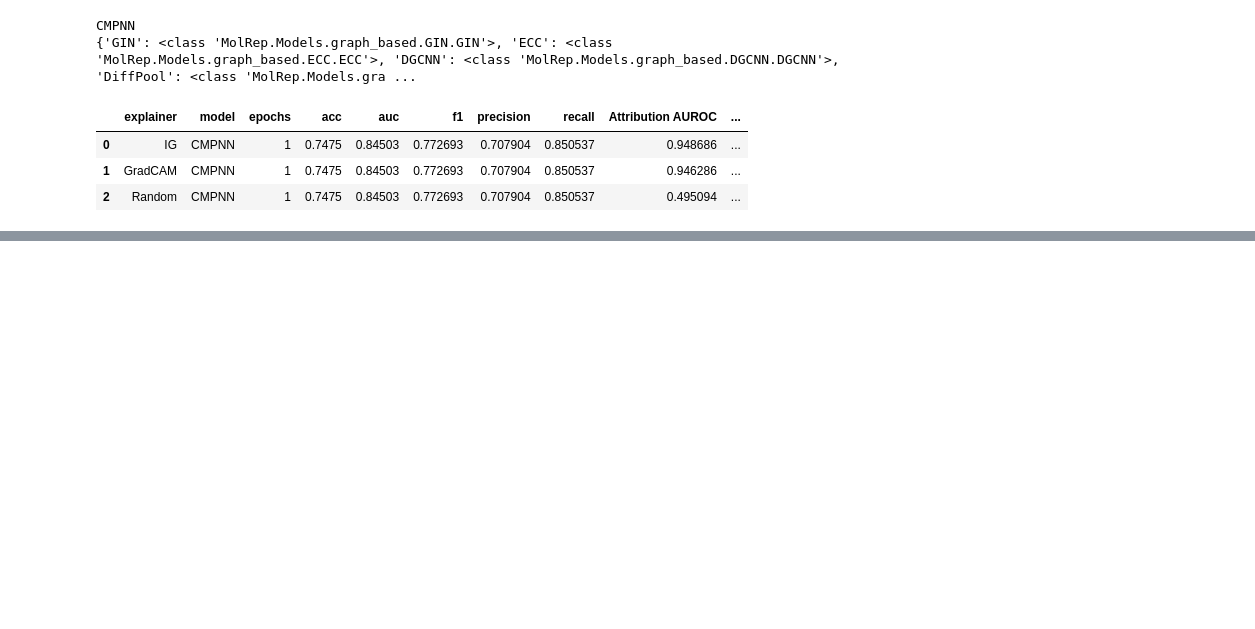
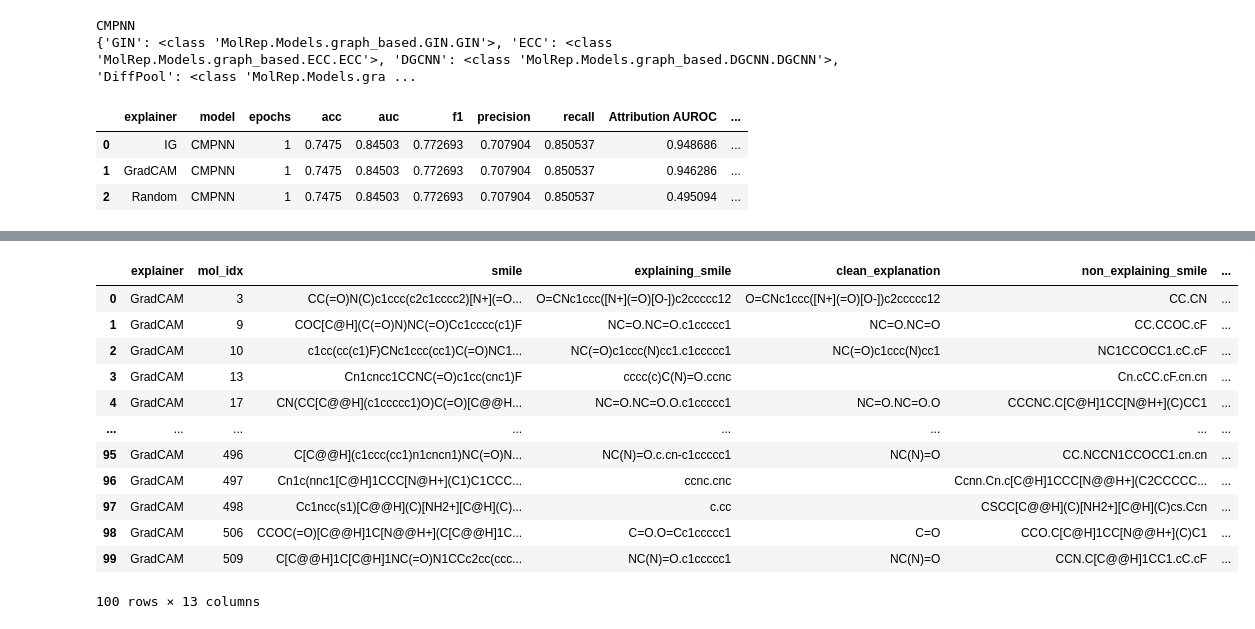
Before and after one commit to helipajari/mpp-comp-suff, a Jupyter notebook: Examples/Comprehensiveness_Sufficiency.ipynb, the cells around one changed output, grey strips where cells are left out. Saved outputs shown, nothing was run; the diff lists cells and outputs as text; code cells hidden in the pictures; blank space fills up the shorter version.

```diff
--- a/Examples/Comprehensiveness_Sufficiency.ipynb
+++ b/Examples/Comprehensiveness_Sufficiency.ipynb
@@ -521 +592,17 @@ def comp_and_suff_data(dataset, attr):
+# %%
+pd.DataFrame(c_and_s[1])
+# %% [output]
+|  | explainer | mol_idx | smile | explaining_smile | clean_explanation | non_explaining_smile | ... |
+| 0 | GradCAM | 3 | CC(=O)N(C)c1ccc(c2c1cccc2)[N+](=O... | O=CNc1ccc([N+](=O)[O-])c2ccccc12 | O=CNc1ccc([N+](=O)[O-])c2ccccc12 | CC.CN | ... |
+| 1 | GradCAM | 9 | COC[C@H](C(=O)N)NC(=O)Cc1cccc(c1)F | NC=O.NC=O.c1ccccc1 | NC=O.NC=O | CC.CCOC.cF | ... |
+| 2 | GradCAM | 10 | c1cc(cc(c1)F)CNc1ccc(cc1)C(=O)NC1... | NC(=O)c1ccc(N)cc1.c1ccccc1 | NC(=O)c1ccc(N)cc1 | NC1CCOCC1.cC.cF | ... |
+| 3 | GradCAM | 13 | Cn1cncc1CCNC(=O)c1cc(cnc1)F | cccc(c)C(N)=O.ccnc |  | Cn.cCC.cF.cn.cn | ... |
+| 4 | GradCAM | 17 | CN(CC[C@@H](c1ccccc1)O)C(=O)[C@@H... | NC=O.NC=O.O.c1ccccc1 | NC=O.NC=O.O | CCCNC.C[C@H]1CC[N@H+](C)CC1 | ... |
+| ... | ... | ... | ... | ... | ... | ... | ... |
+| 95 | GradCAM | 496 | C[C@@H](c1ccc(cc1)n1cncn1)NC(=O)N... | NC(N)=O.c.cn-c1ccccc1 | NC(N)=O | CC.NCCN1CCOCC1.cn.cn | ... |
+| 96 | GradCAM | 497 | Cn1c(nnc1[C@H]1CCC[N@H+](C1)C1CCC... | ccnc.cnc |  | Ccnn.Cn.c[C@H]1CCC[N@@H+](C2CCCCC... | ... |
+| 97 | GradCAM | 498 | Cc1ncc(s1)[C@@H](C)[NH2+][C@H](C)... | c.cc |  | CSCC[C@@H](C)[NH2+][C@H](C)cs.Ccn | ... |
+| 98 | GradCAM | 506 | CCOC(=O)[C@@H]1C[N@@H+](C[C@@H]1C... | C=O.O=Cc1ccccc1 | C=O | CCO.C[C@H]1CC[N@@H+](C)C1 | ... |
+| 99 | GradCAM | 509 | C[C@@H]1C[C@H]1NC(=O)N1CCc2cc(ccc... | NC(N)=O.c1ccccc1 | NC(N)=O | CCN.C[C@@H]1CC1.cC.cF | ... |
+100 rows × 13 columns
 # %%
```
Also changed, not shown: parts of 11 cells of this notebook, 3 other files.
